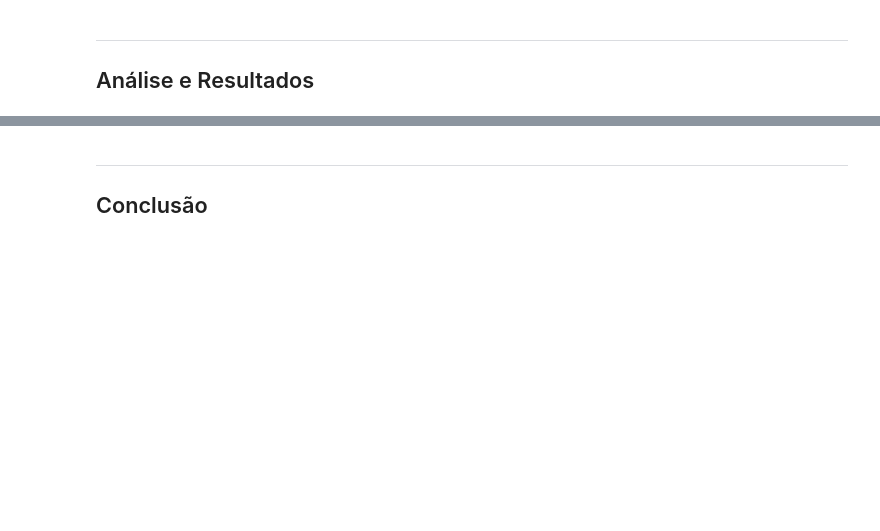
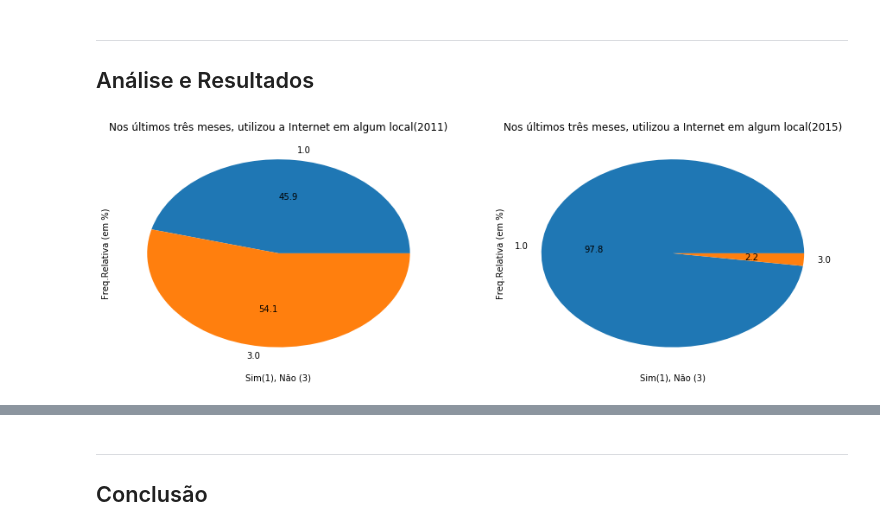
Before and after one commit to guipleite/DPCD, a Jupyter notebook: P1/Projeto1 Layout.ipynb, the cells around one changed output, grey strips where cells are left out. Drawn from its saved outputs; the diff is of its cells as text; code cells hidden in the pictures; blank space fills up the shorter version.

```diff
--- a/P1/Projeto1 Layout.ipynb
+++ b/P1/Projeto1 Layout.ipynb
@@ -36,5 +33,5 @@ PES2011 = pd.read_csv('PES2011csv.zip', compression='zip', header=0, sep=',', qu
 # %%
 #Seleciona as colunas
-P2015=PES2015[['UF','V06111','V061112','V061113','V061114','V06112']]
-P2011=PES2011[['UF','V06111','V06112']]
+P2015=PES2015[['UF','V4743','V06111','V061112','V061113','V061114','V06112']]
+P2011=PES2011[['UF','V4743','V06111','V06112']]
 # %%
@@ -59,5 +63,5 @@ NNP2011 = NNP2011.dropna(axis=1, how='all')
 # %%
-#Posisão na lista de maiores PIBs por UF em 2015
+###### Posisão na lista de maiores PIBs por UF em 2015
 NNP2015.loc[(NNP2015.UF==11),'Pos_PIB'] = '23'
 NNP2015.loc[(NNP2015.UF==12),'Pos_PIB'] = '25'
 NNP2015.loc[(NNP2015.UF==13),'Pos_PIB'] = '15'
@@ -96,12 +100,10 @@ NNP2011.loc[(NNP2011.UF==16),'Pos_PIB'] = '27'
 NNP2011.loc[(NNP2011.UF==17),'Pos_PIB'] = '24'
 NNP2011.loc[(NNP2011.UF==21),'Pos_PIB'] = '16'
 NNP2011.loc[(NNP2011.UF==22),'Pos_PIB'] = '22'
-NNP2011.loc[(NNP2011.UF==23),'Pos_PIB'] = '24'
 NNP2011.loc[(NNP2011.UF==24),'Pos_PIB'] = '18'
 NNP2011.loc[(NNP2011.UF==25),'Pos_PIB'] = '19'
 NNP2011.loc[(NNP2011.UF==26),'Pos_PIB'] = '10'
 NNP2011.loc[(NNP2011.UF==27),'Pos_PIB'] = '20'
-NNP2011.loc[(NNP2011.UF==28),'Pos_PIB'] = '22'
 NNP2011.loc[(NNP2011.UF==29),'Pos_PIB'] = '8'
 NNP2011.loc[(NNP2011.UF==31),'Pos_PIB'] = '3'
 NNP2011.loc[(NNP2011.UF==32),'Pos_PIB'] = '11'
@@ -114,3 +116,5 @@ NNP2011.loc[(NNP2011.UF==50),'Pos_PIB'] = '17'
 NNP2011.loc[(NNP2011.UF==51),'Pos_PIB'] = '14'
 NNP2011.loc[(NNP2011.UF==52),'Pos_PIB'] = '9'
 NNP2011.loc[(NNP2011.UF==53),'Pos_PIB'] = '7'
+NNP2015.loc[(NNP2015.UF==23),'Pos_PIB'] = '13'
+NNP2015.loc[(NNP2015.UF==28),'Pos_PIB'] = '23'
@@ -126,3 +121,28 @@ plt.show()
+# %%
+#Ordena o DataFrame
+POS = ['1', '2', '3', '4', '5', '6', '7','8','9','10','11','12','13','14','15','16','17','18','19','20','21','22','23','24','25','26','27']
+mapping = {pos: i for i, pos in enumerate(POS)}
+key = NNP2015['Pos_PIB'].map(mapping)
+NNP2015 = NNP2015.iloc[key.argsort()]
 # %% [markdown]
 ___
 ## Análise e Resultados
+# %%
+fig = plt.figure(figsize=(15, 5))
+#ACESSO A INTERNET NOS ULTIMOS 3 MESES COMPARACA0 2015 E 2011 BRASIL
+#2015
+ut15 = (NNP2015.V06111.value_counts(sort=False, normalize=True)*100)
+plt.subplot(122)
+
+plot = ut15.plot(kind='pie',title='Nos últimos três meses, utilizou a Internet em algum local(2015)',autopct='%.1f')
+plt.ylabel('Freq.Relativa (em %)')
+plt.xlabel('Sim(1), Não (3)')
+#2011
+ut11 = (NNP2011.V06111.value_counts(sort=False, normalize=True)*100).round(decimals=1)
+plt.subplot(121)
+plot = ut11.plot(kind='pie',title='Nos últimos três meses, utilizou a Internet em algum local(2011)',autopct='%.1f')
+plt.ylabel('Freq.Relativa (em %)')
+plt.xlabel('Sim(1), Não (3)')
+plt.show()
+# %% [output]
+[figure, added]
```
Also changed, not shown: parts of 13 cells of this notebook.
